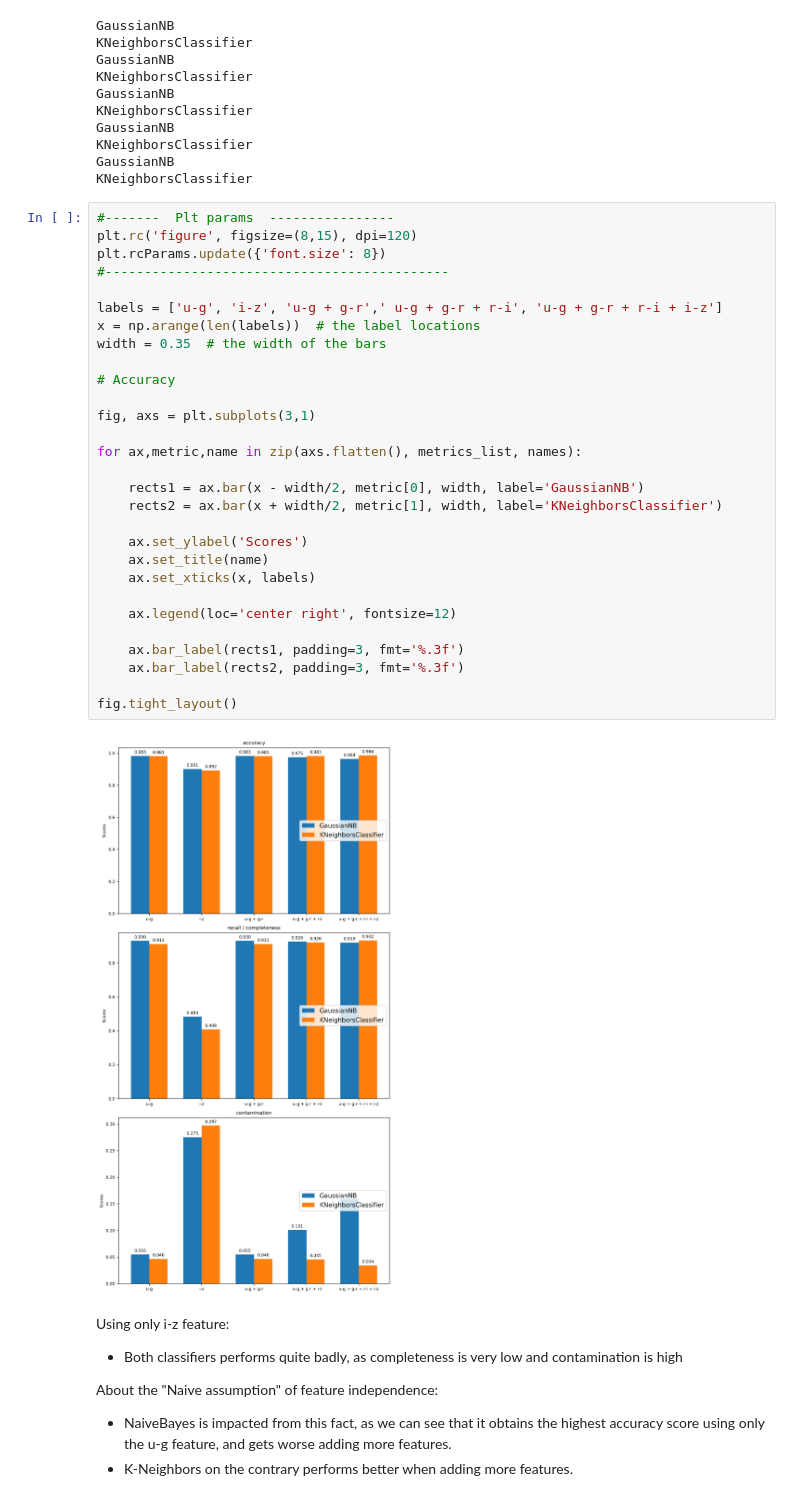
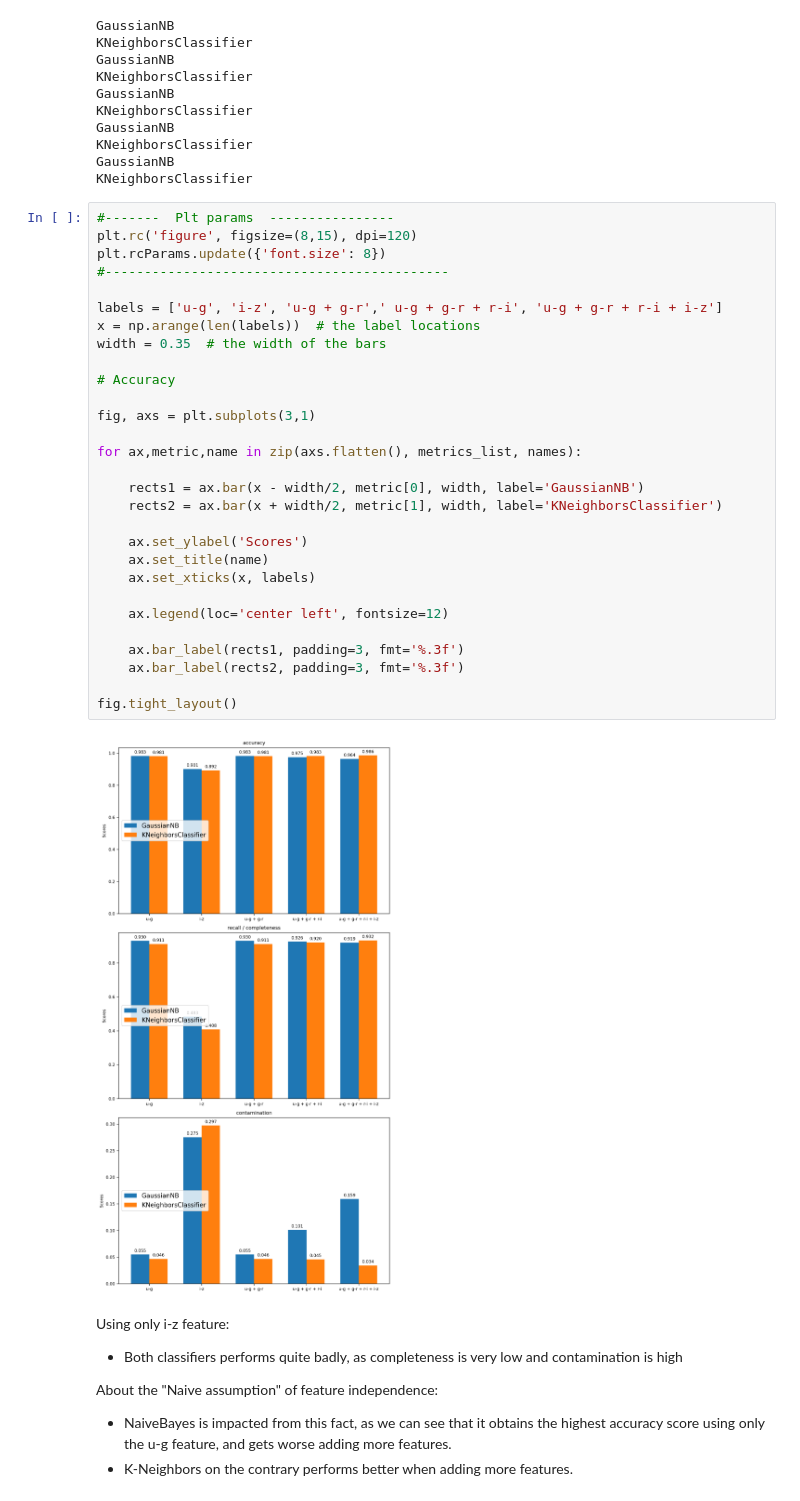
Before and after one commit to FraNob/astrostatistics_bicocca_2022, a Jupyter notebook: working/W19_galaxy_vs_quasar_UPDATE.ipynb, the cells around one changed output. Saved outputs shown, nothing was run; the diff lists cells and outputs as text.

```diff
--- a/working/W19_galaxy_vs_quasar_UPDATE.ipynb
+++ b/working/W19_galaxy_vs_quasar_UPDATE.ipynb
@@ -396,34 +396,34 @@ KNeighborsClassifier
 # %%
 #-------  Plt params  ----------------
 plt.rc('figure', figsize=(8,15), dpi=120)
 plt.rcParams.update({'font.size': 8})
 #--------------------------------------------
 
 labels = ['u-g', 'i-z', 'u-g + g-r',' u-g + g-r + r-i', 'u-g + g-r + r-i + i-z']
 x = np.arange(len(labels))  # the label locations
 width = 0.35  # the width of the bars
 
 # Accuracy
 
 fig, axs = plt.subplots(3,1)
 
 for ax,metric,name in zip(axs.flatten(), metrics_list, names):
 
     rects1 = ax.bar(x - width/2, metric[0], width, label='GaussianNB')
     rects2 = ax.bar(x + width/2, metric[1], width, label='KNeighborsClassifier')
 
     ax.set_ylabel('Scores')
     ax.set_title(name)
     ax.set_xticks(x, labels)
 
-    ax.legend(loc='center right', fontsize=12)
+    ax.legend(loc='center left', fontsize=12)
 
     ax.bar_label(rects1, padding=3, fmt='%.3f')
     ax.bar_label(rects2, padding=3, fmt='%.3f')
 
 fig.tight_layout()
 # %% [output]
-[figure, old version]
+[figure, new version]
 # %% [markdown]
 Using only i-z feature:
 - Both classifiers performs quite badly, as completeness is very low and contamination is high
```
Also changed, not shown: parts of 9 cells of this notebook.
